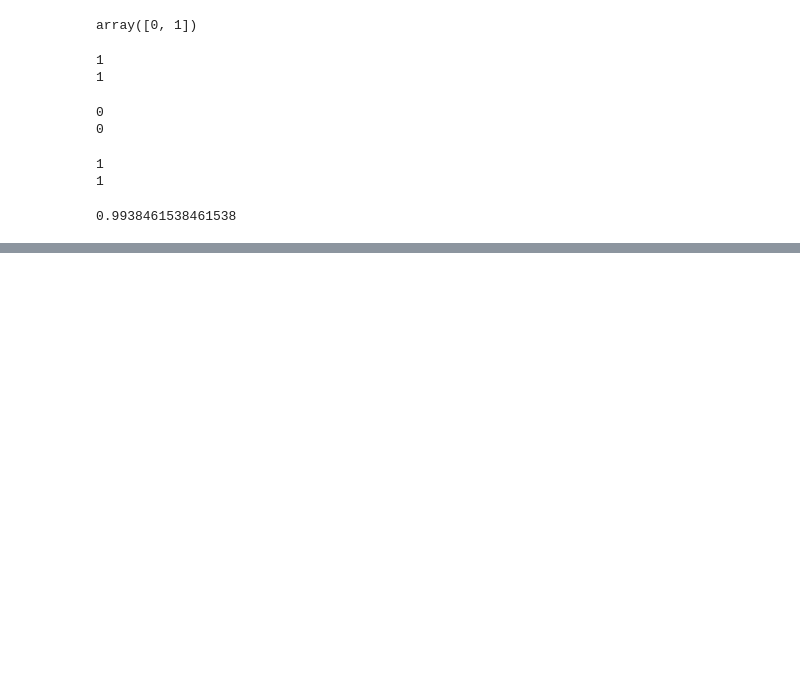
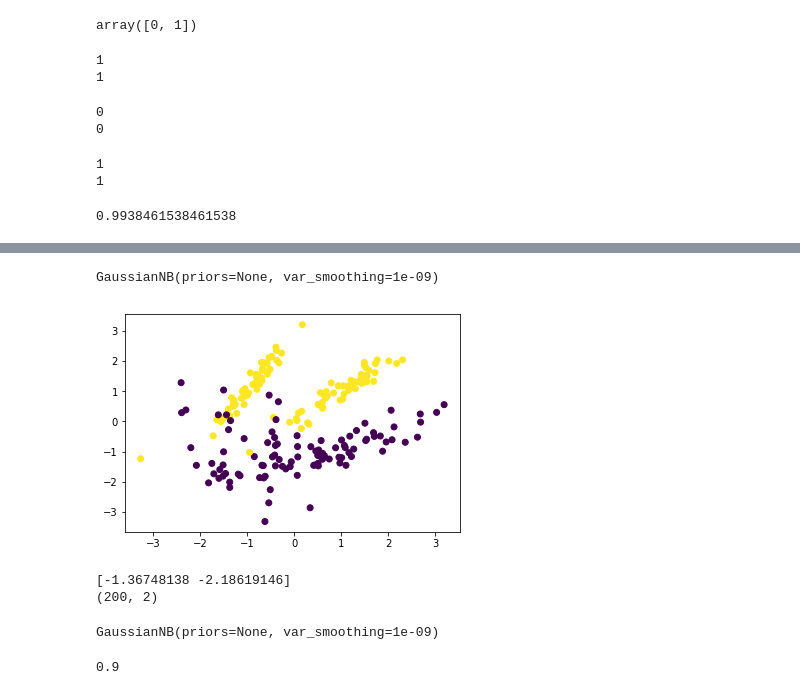
Before and after one commit to ankitguptamdp/Machine-Learning, a Jupyter notebook: 21. Naive Bayes Classifier/Jupyter Notebooks/21. Naive Bayes Classifier.ipynb, the cells around one changed output, grey strips where cells are left out. Drawn from its saved outputs; the diff is of its cells as text; code cells hidden in the pictures; blank space fills up the shorter version.

Commit message:
Completing Naive Bayes Classifier

```diff
--- a/21. Naive Bayes Classifier/Jupyter Notebooks/21. Naive Bayes Classifier.ipynb
+++ b/21. Naive Bayes Classifier/Jupyter Notebooks/21. Naive Bayes Classifier.ipynb
@@ -255,0 +266,5 @@ print(score(x_train,y_train,x_test,y_test))
+# %%
+gnb=GaussianNB()
+gnb
+# %% [output]
+GaussianNB(priors=None, var_smoothing=1e-09)
@@ -255,0 +273,2 @@ print(score(x_train,y_train,x_test,y_test))
+# %%
+X,Y=make_classification(n_samples=200,n_features=2,n_informative=2,n_redundant=0,random_state=4)
@@ -255,0 +277,21 @@ print(score(x_train,y_train,x_test,y_test))
+# %%
+plt.scatter(X[:,0],X[:,1],c=Y)
+plt.show()
+# %% [output]
+[figure, added]
+# %%
+print(X[0])
+print(X.shape) # Continuous Valued Features
+# %% [output]
+[-1.36748138 -2.18619146]
+(200, 2)
+# %%
+# Train Our Classifier
+gnb.fit(X,Y)
+# %% [output]
+GaussianNB(priors=None, var_smoothing=1e-09)
+# %%
+# Accuracy
+gnb.score(X,Y)
+# %% [output]
+0.9
```
Also changed, not shown: parts of 31 cells of this notebook, 10 other files.
